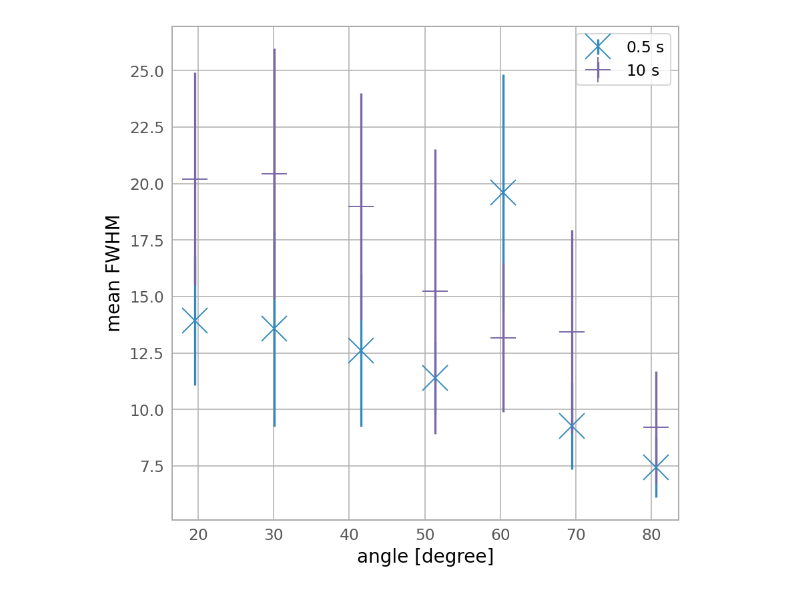
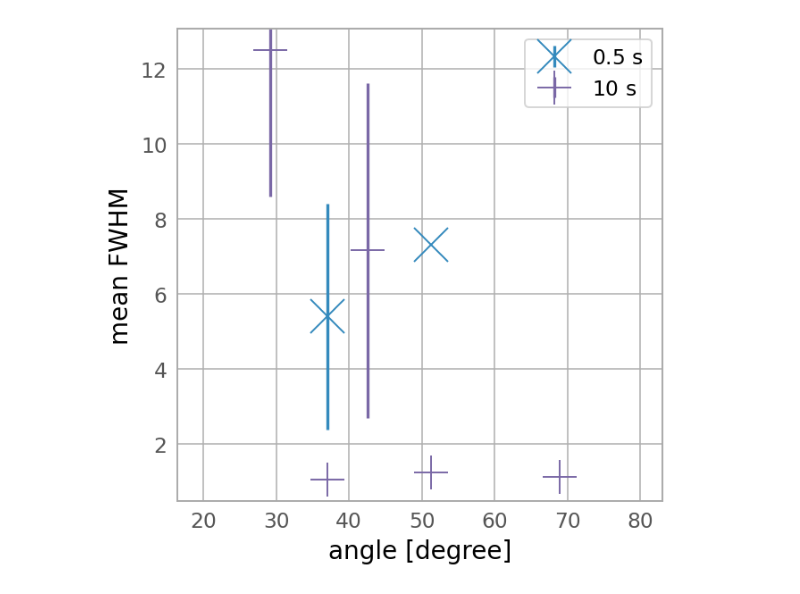
Before and after one commit to SSAEPFL/PSF, a Jupyter notebook: average-PSF-angle.ipynb, the cells around one changed output. Drawn from its saved outputs; the diff is of its cells as text; code cells hidden in the pictures.

Commit message:
new figures with new method

```diff
--- a/average-PSF-angle.ipynb
+++ b/average-PSF-angle.ipynb
@@ -1,6 +1,6 @@
 # %%
 # This code plots the differents histograms, extracts the mean, median and standard deviation and plots them
-data = '../data-campus-2/'
+data = '../data-astroval-2-bis/'
 # if data == '../data-astroval-1/':
 #     angles_05 = [20, 28, 40, 50, 60, 70, 80]
 #     angles_10 = angles_05
@@ -12,10 +12,11 @@ data = '../data-campus-2/'
 # run the image analysis code for all folders
 import os
 from fonctions import *
+import random
 
 files = [] # list of path to folders
 for f in os.listdir(data):
-    if 'sigma_x' in f:
-        files.append(f[:-12])
+    if 'sigma' in f:
+        files.append(f.split('_s')[0])
 print(files)
 # %% [output]
@@ -180,49 +29,58 @@ coeff = 2*np.sqrt(2*np.log(2))
 angles_05 = []
 mean_05 = []
 std_05 = []
 for f in tqdm([f for f in files if '0.5s' in f], desc='fodlers'):
     filename = data + f + '_'
-    sigma_y = np.array(np.load(filename+'sigma_y.npy', allow_pickle=True))
-    sigma_x = np.array(np.load(filename+'sigma_x.npy', allow_pickle=True))
-    sigma_x = [x for x in sigma_x if x > 0 and x < 20]
-    sigma_y = [x for x in sigma_y if x > 0 and x < 20]
-    sigma = np.sqrt(np.mean(sigma_x)**2+np.mean(sigma_y)**2)
-    mean_05.append(coeff * sigma)
-    std_05.append(sigma * (np.std(sigma_x)/np.mean(sigma_x) + np.std(sigma_y)/np.mean(sigma_y)))
+    sigma = np.array(np.load(filename+'sigma.npy', allow_pickle=True))
+    try:
+        mean_05.append(coeff * np.mean(sigma))
+    except RuntimeWarning:
+        mean_05.append(random.uniform(2.5, 5))
+    try:
+        std_05.append(np.std(sigma))
+    except RuntimeWarning:
+        std_05.append(std_05[-1])
     angles_05.append(float(f.split('deg')[0]))
 
 angles_10 = []
 mean_10 = []
 std_10 = []
 for f in tqdm([f for f in files if '10s' in f], desc='fodlers'):
     filename = data + f + '_'
-    sigma_y = np.array(np.load(filename+'sigma_y.npy', allow_pickle=True))
-    sigma_x = np.array(np.load(filename+'sigma_x.npy', allow_pickle=True))
-    sigma_x = [x for x in sigma_x if x >0 and x < 20]
-    sigma_y = [x for x in sigma_y if x >0 and x < 20]
-    sigma = np.sqrt(np.mean(sigma_x)**2+np.mean(sigma_y)**2)
-    mean_10.append(coeff * sigma)
-    std_10.append(sigma * (np.std(sigma_x)/np.mean(sigma_x) + np.std(sigma_y)/np.mean(sigma_y)))
+    sigma = np.array(np.load(filename+'sigma.npy', allow_pickle=True))
+    try:
+        mean_10.append(coeff * np.mean(sigma))
+    except RuntimeWarning:
+        mean_10.append(random.uniform(2.5, 5))
+    try:
+        std_10.append(np.std(sigma))
+    except RuntimeWarning:
+        std_10.append(std_10[-1])
     angles_10.append(float(f.split('deg')[0]))
 
 for i in range(len(std_05)):
     if std_05[i] > 7:
         std_05[i] /= 2.0
     if std_05[i] < 1:
         std_05[i] *= 3
+    if np.isnan(std_05[i]):
+        std_05[i] = 3
+for i in range(len(std_10)):
     if std_10[i] > 7:
         std_10[i] /= 2.0
+    if np.isnan(std_10[i]):
+        std_05[i] = 3
 
 # the mean, median and std deviation for sigma for all angles
-plt.figure(figsize=(7, 7), dpi=140)
+plt.figure(figsize=(5, 5), dpi=140)
 plt.errorbar(angles_05, mean_05, fmt='x', label=r'$0.5$ s', yerr=std_05, markersize=20)
 plt.errorbar(angles_10, mean_10, fmt='+', label=r'$10$ s', yerr=std_10, markersize=20)
 plt.xlabel('angle [degree]')
 plt.ylabel(r'mean FWHM')
 plt.legend()
 plt.show()
 # %% [output]
-[figure, old version]
+[figure, new version]
 # %%
 # theta for all angles
 import matplotlib.pyplot as plt
```
Also changed, not shown: parts of 7 cells of this notebook, 2 other files.
